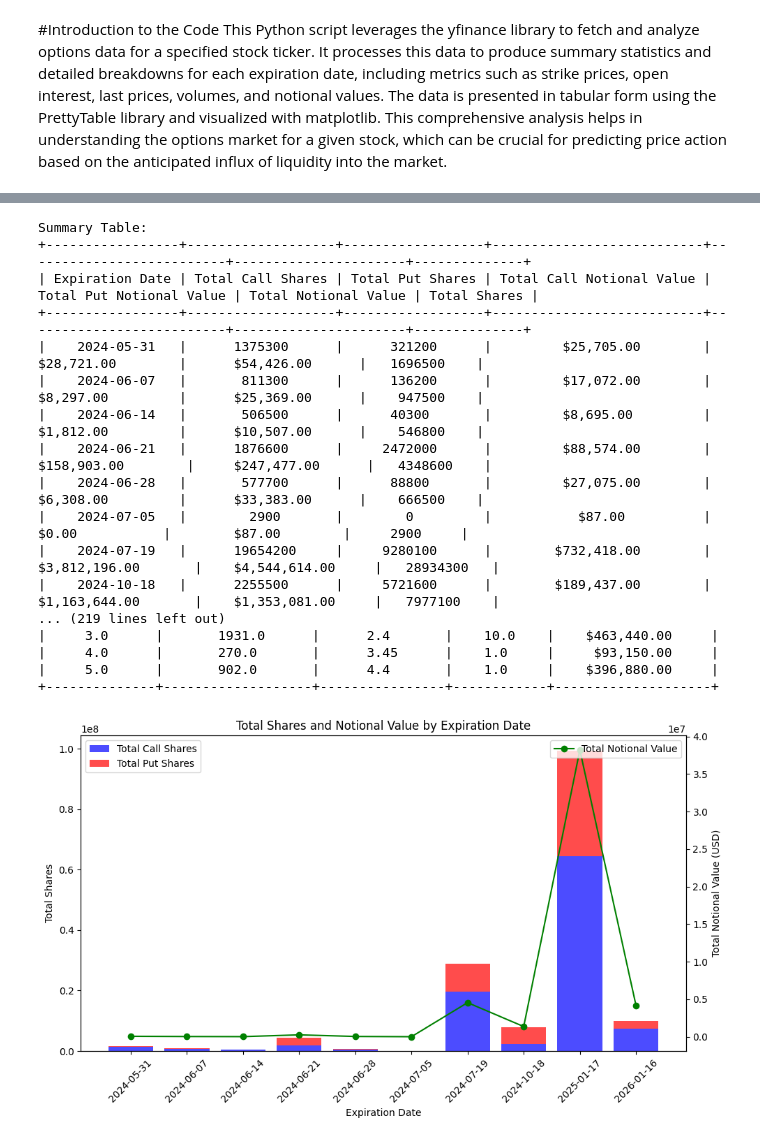
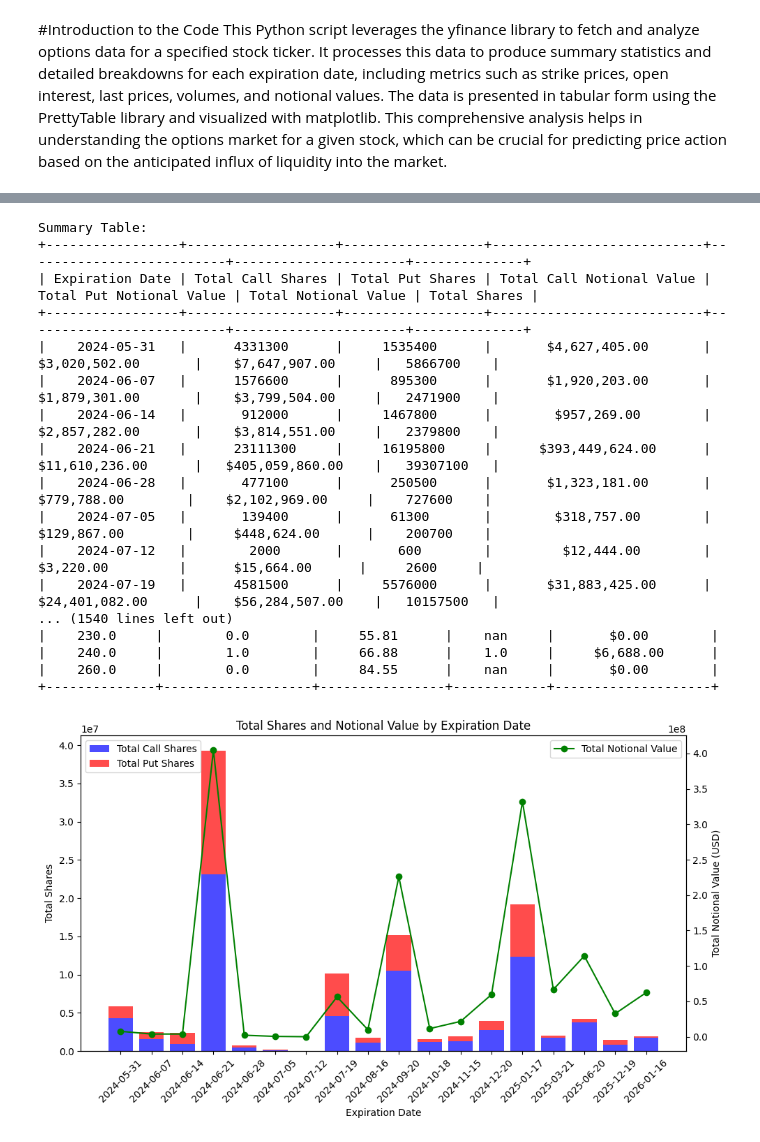
Before and after one commit to scottboshell/codingplusmath, a Jupyter notebook: stock_analysis.ipynb, the cells around one changed output, grey strips where cells are left out. Drawn from its saved outputs; the diff is of its cells as text; code cells hidden in the pictures.

```diff
--- a/stock_analysis.ipynb
+++ b/stock_analysis.ipynb
@@ -205,7 +208,7 @@ def get_stock_options(ticker):
     return summary_df, detailed_data
 
 # Run the function and print the results for NKLA
-summary_df, detailed_data = get_stock_options('NKLA')
+summary_df, detailed_data = get_stock_options('GOOG')
 
 # Create and print the summary table
 summary_table = PrettyTable()
@@ -243,43 +246,43 @@ for date, data in detailed_data.items():
 summary_df.to_csv('nkla_options_summary.csv', index=False)
 
 # Plotting the data with rotated tick labels on the x-axis
 fig, ax1 = plt.subplots(figsize=(10, 6))
 
 # Bar chart for Total Shares
 ax1.bar(summary_df['Expiration Date'], summary_df['Total Call Shares'], label='Total Call Shares', alpha=0.7, color='b')
 ax1.bar(summary_df['Expiration Date'], summary_df['Total Put Shares'], label='Total Put Shares', alpha=0.7, color='r', bottom=summary_df['Total Call Shares'])
 ax1.set_ylabel('Total Shares')
 ax1.set_xlabel('Expiration Date')
 ax1.set_title('Total Shares and Notional Value by Expiration Date')
 ax1.legend(loc='upper left')
 
 # Rotate tick labels on the x-axis
 plt.xticks(rotation=45)
 
 # Line chart for Total Notional Value
 ax2 = ax1.twinx()
 ax2.plot(summary_df['Expiration Date'], summary_df['Total Notional Value'], label='Total Notional Value', color='g', marker='o')
 ax2.set_ylabel('Total Notional Value (USD)')
 ax2.legend(loc='upper right')
 
 plt.tight_layout()
 plt.show()
 # %% [output]
 Summary Table:
 +-----------------+-------------------+------------------+---------------------------+--------------------------+----------------------+--------------+
 | Expiration Date | Total Call Shares | Total Put Shares | Total Call Notional Value | Total Put Notional Value | Total Notional Value | Total Shares |
 +-----------------+-------------------+------------------+---------------------------+--------------------------+----------------------+--------------+
-|    2024-05-31   |      1375300      |      321200      |         $25,705.00        |        $28,721.00        |      $54,426.00      |   1696500    |
-|    2024-06-07   |       811300      |      136200      |         $17,072.00        |        $8,297.00         |      $25,369.00      |    947500    |
-|    2024-06-14   |       506500      |      40300       |         $8,695.00         |        $1,812.00         |      $10,507.00      |    546800    |
-|    2024-06-21   |      1876600      |     2472000      |         $88,574.00        |       $158,903.00        |     $247,477.00      |   4348600    |
-|    2024-06-28   |       577700      |      88800       |         $27,075.00        |        $6,308.00         |      $33,383.00      |    666500    |
-|    2024-07-05   |        2900       |        0         |           $87.00          |          $0.00           |        $87.00        |     2900     |
-|    2024-07-19   |      19654200     |     9280100      |        $732,418.00        |      $3,812,196.00       |    $4,544,614.00     |   28934300   |
-|    2024-10-18   |      2255500      |     5721600      |        $189,437.00        |      $1,163,644.00       |    $1,353,081.00     |   7977100    |
-... (219 lines left out)
-|     3.0      |       1931.0      |      2.4       |    10.0    |    $463,440.00     |
-|     4.0      |       270.0       |      3.45      |    1.0     |     $93,150.00     |
-|     5.0      |       902.0       |      4.4       |    1.0     |    $396,880.00     |
+|    2024-05-31   |      4331300      |     1535400      |       $4,627,405.00       |      $3,020,502.00       |    $7,647,907.00     |   5866700    |
+|    2024-06-07   |      1576600      |      895300      |       $1,920,203.00       |      $1,879,301.00       |    $3,799,504.00     |   2471900    |
+|    2024-06-14   |       912000      |     1467800      |        $957,269.00        |      $2,857,282.00       |    $3,814,551.00     |   2379800    |
+|    2024-06-21   |      23111300     |     16195800     |      $393,449,624.00      |      $11,610,236.00      |   $405,059,860.00    |   39307100   |
+|    2024-06-28   |       477100      |      250500      |       $1,323,181.00       |       $779,788.00        |    $2,102,969.00     |    727600    |
+|    2024-07-05   |       139400      |      61300       |        $318,757.00        |       $129,867.00        |     $448,624.00      |    200700    |
+|    2024-07-12   |        2000       |       600        |         $12,444.00        |        $3,220.00         |      $15,664.00      |     2600     |
+|    2024-07-19   |      4581500      |     5576000      |       $31,883,425.00      |      $24,401,082.00      |    $56,284,507.00    |   10157500   |
+... (1540 lines left out)
+|    230.0     |        0.0        |     55.81      |    nan     |       $0.00        |
+|    240.0     |        1.0        |     66.88      |    1.0     |     $6,688.00      |
+|    260.0     |        0.0        |     84.55      |    nan     |       $0.00        |
 +--------------+-------------------+----------------+------------+--------------------+
-[figure, old version]
+[figure, new version]
```
Also changed, not shown: parts of 8 cells of this notebook.
